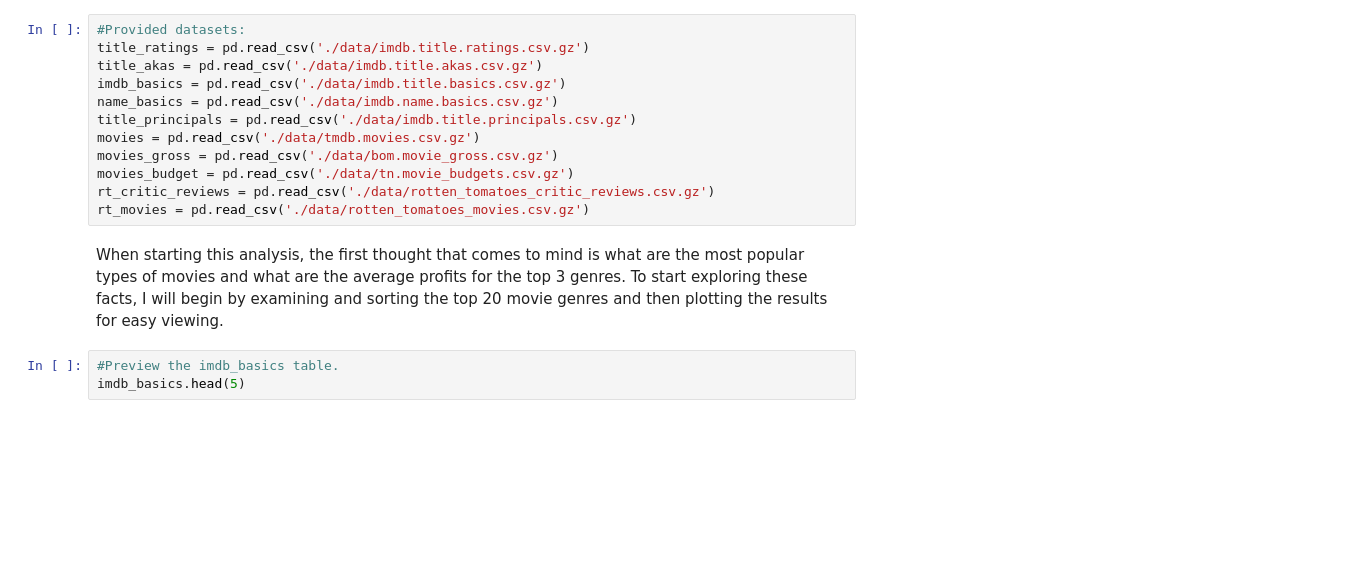
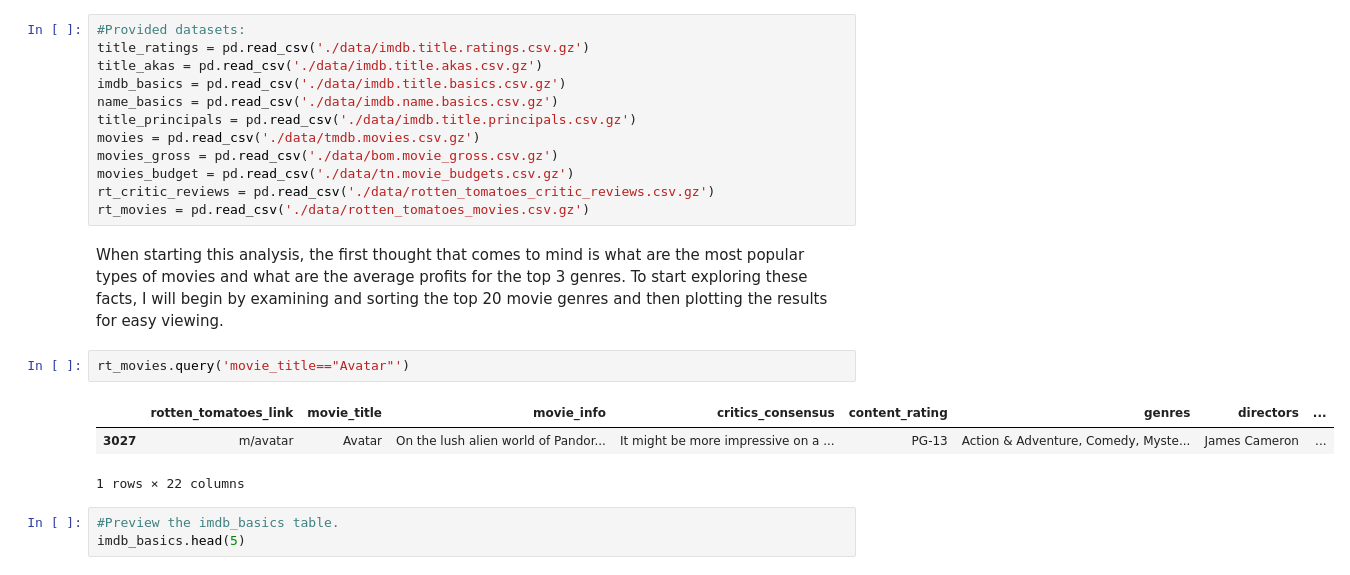
Before and after one commit to samtuleen/Phase1-Microsoft-Movie-Analysis-Project, a Jupyter notebook: Microsoft-Movie-Analysis.ipynb, the cells around one changed output. Saved outputs shown, nothing was run; the diff lists cells and outputs as text; blank space fills up the shorter version.

```diff
--- a/Microsoft-Movie-Analysis.ipynb
+++ b/Microsoft-Movie-Analysis.ipynb
@@ -40,6 +40,12 @@ rt_critic_reviews = pd.read_csv('./data/rotten_tomatoes_critic_reviews.csv.gz')
 rt_movies = pd.read_csv('./data/rotten_tomatoes_movies.csv.gz')
 # %% [markdown]
 When starting this analysis, the first thought that comes to mind is what are the most popular types of movies and what are the average profits for the top 3 genres. To start exploring these facts, I will begin by examining and sorting the top 20 movie genres and then plotting the results for easy viewing.
+# %%
+rt_movies.query('movie_title=="Avatar"')
+# %% [output]
+|  | rotten_tomatoes_link | movie_title | movie_info | critics_consensus | content_rating | genres | directors | ... |
+| 3027 | m/avatar | Avatar | On the lush alien world of Pandor... | It might be more impressive on a ... | PG-13 | Action & Adventure, Comedy, Myste... | James Cameron | ... |
+1 rows × 22 columns
 # %%
 #Preview the imdb_basics table.
 imdb_basics.head(5)
```
Also changed, not shown: parts of 4 cells of this notebook, 1 other file.
